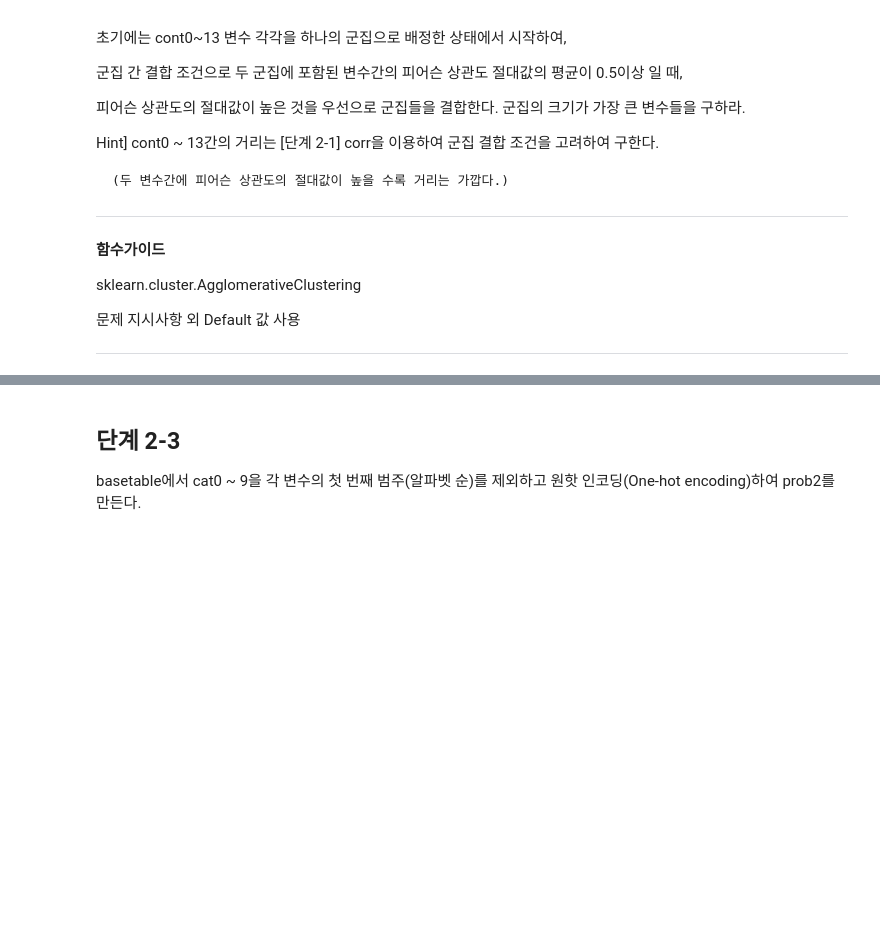
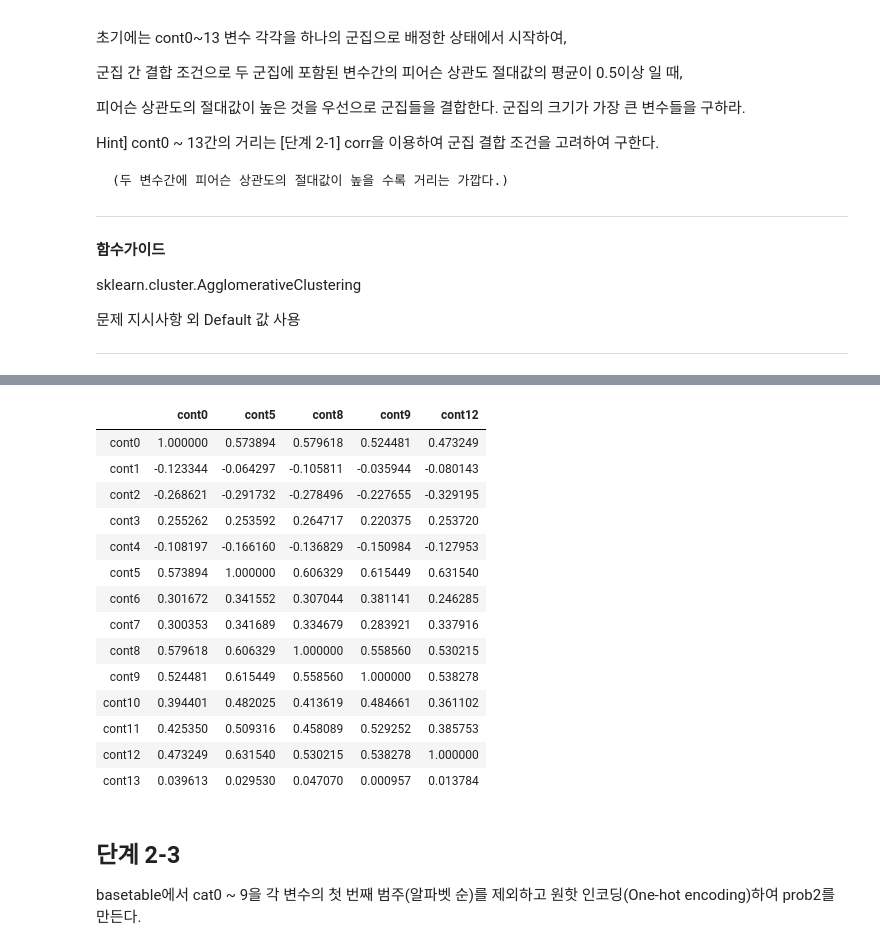
Before and after one commit to sunkusun9/DS_lv3_2311_2, a Jupyter notebook: sec_ds_lv3_prob2_prob.ipynb, the cells around one changed output, grey strips where cells are left out. Cells and saved outputs as stored; diff of their text form; code cells hidden in the pictures; blank space fills up the shorter version.

```diff
--- a/sec_ds_lv3_prob2_prob.ipynb
+++ b/sec_ds_lv3_prob2_prob.ipynb
@@ -320,6 +498,11 @@ Ex) 123.456
 basetable 에서 인덱스와 컬럼 모두 cont0 ~ 13이고,
 
 인덱스와 컬럼에 해당하는 변수 간에 피어슨 상관도(Pearson correlation)를 값으로 하는 대각 대칭형인 데이터프레임을 corr을 만든다.
+# %%
+X_corr = ['cont{}'.format(i) for i in range(14)]
+df_corr = df_basetable[X_corr].corr()
+# %%
+df_dist = 1 - df_corr.abs()
 # %% [markdown]
 ## 단계 2-2
 
@@ -346,3 +529,13 @@ sklearn.cluster.AgglomerativeClustering
 문제 지시사항 외 Default 값 사용
 
 ---
+# %%
+from sklearn.cluster import AgglomerativeClustering
+
+clu_agg = AgglomerativeClustering(
+    n_clusters = None,
+    affinity = "precomputed",
+    linkage = 'average', # 절대값의 평균
+    distance_threshold =  0.5 # 피어슨 상관도 절대값의 평균이 0.5이상 => 거리가의 평균이 0.5 이하
+)
+clu_agg.fit(df_dist)
@@ -348,0 +560,3 @@ sklearn.cluster.AgglomerativeClustering
+# %%
+X_agg = df_dist.columns[clu_agg.labels_ == 0].tolist()
+X_agg
@@ -349,3 +574,21 @@ sklearn.cluster.AgglomerativeClustering
+# %%
+df_corr.filter(items=X_agg, axis=1)
+# %% [output]
+|  | cont0 | cont5 | cont8 | cont9 | cont12 |
+| cont0 | 1.000000 | 0.573894 | 0.579618 | 0.524481 | 0.473249 |
+| cont1 | -0.123344 | -0.064297 | -0.105811 | -0.035944 | -0.080143 |
+| cont2 | -0.268621 | -0.291732 | -0.278496 | -0.227655 | -0.329195 |
+| cont3 | 0.255262 | 0.253592 | 0.264717 | 0.220375 | 0.253720 |
+| cont4 | -0.108197 | -0.166160 | -0.136829 | -0.150984 | -0.127953 |
+| cont5 | 0.573894 | 1.000000 | 0.606329 | 0.615449 | 0.631540 |
+| cont6 | 0.301672 | 0.341552 | 0.307044 | 0.381141 | 0.246285 |
+| cont7 | 0.300353 | 0.341689 | 0.334679 | 0.283921 | 0.337916 |
+| cont8 | 0.579618 | 0.606329 | 1.000000 | 0.558560 | 0.530215 |
+| cont9 | 0.524481 | 0.615449 | 0.558560 | 1.000000 | 0.538278 |
+| cont10 | 0.394401 | 0.482025 | 0.413619 | 0.484661 | 0.361102 |
+| cont11 | 0.425350 | 0.509316 | 0.458089 | 0.529252 | 0.385753 |
+| cont12 | 0.473249 | 0.631540 | 0.530215 | 0.538278 | 1.000000 |
+| cont13 | 0.039613 | 0.029530 | 0.047070 | 0.000957 | 0.013784 |
 # %% [markdown]
 ## 단계 2-3
 
```
Also changed, not shown: parts of 53 cells of this notebook.
